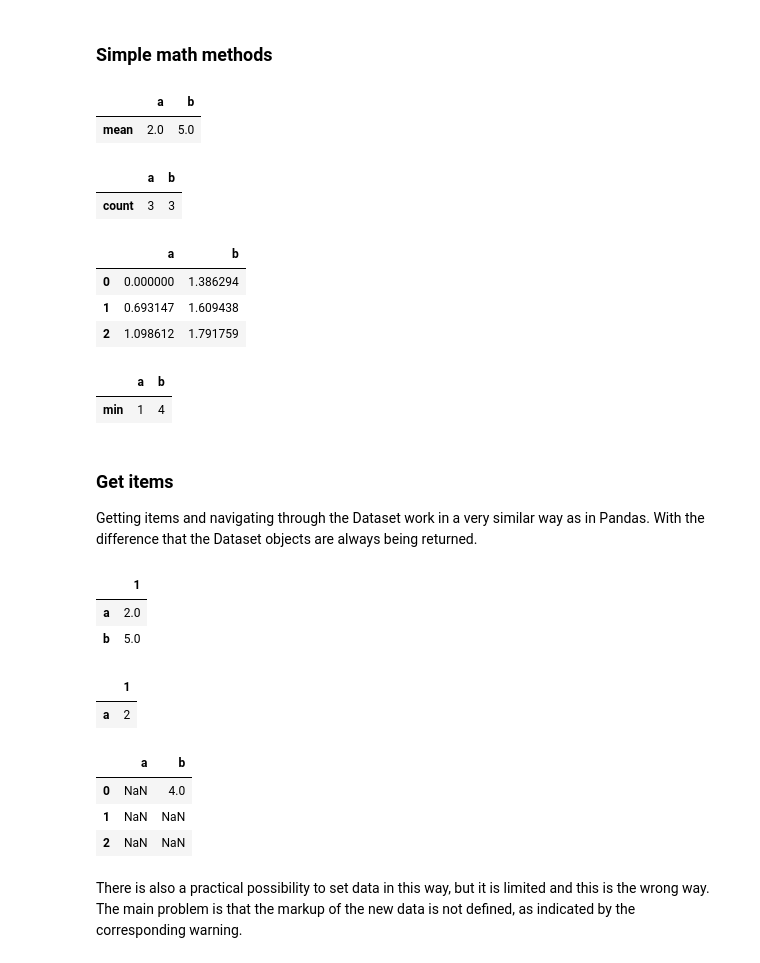
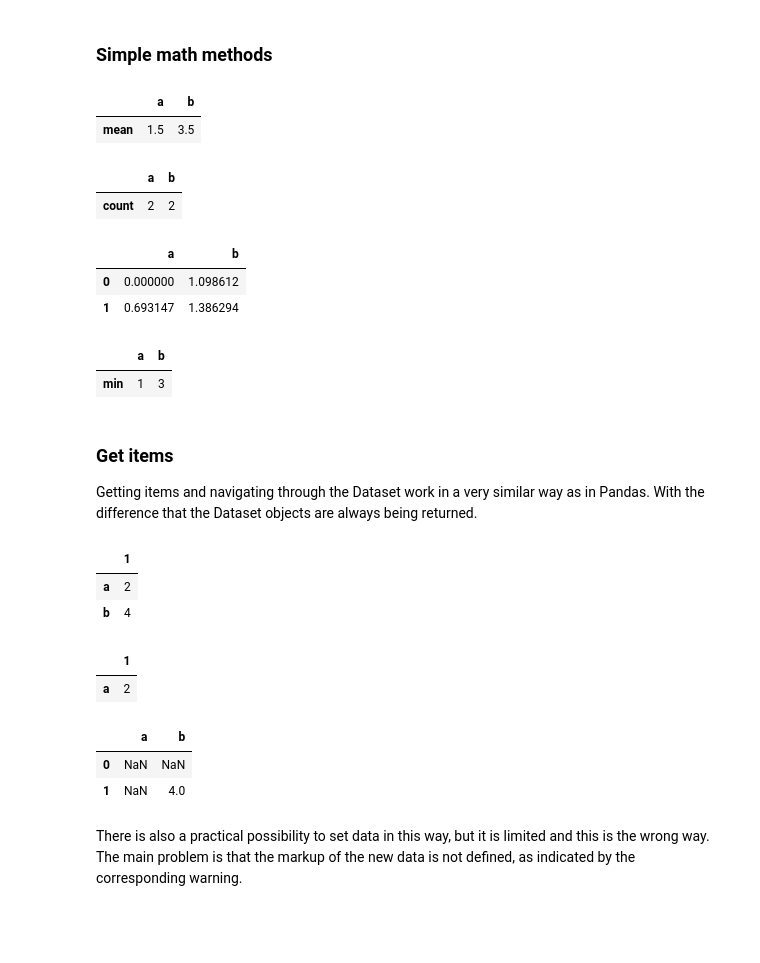
Before and after one commit to sb-ai-lab/HypEx, a Jupyter notebook: DatasetTutorial.ipynb, the cells around one changed output. Drawn from its saved outputs; the diff is of its cells as text; code cells hidden in the pictures; blank space fills up the shorter version.

```diff
--- a/DatasetTutorial.ipynb
+++ b/DatasetTutorial.ipynb
@@ -110,7 +356,7 @@ ds_from_dict
 # %% [markdown]
 Second way:
 # %%
-ds_from_dict = Dataset.from_dict([{'a': 1, 'b': 3}, {'a': 2, 'b': 4}], {'a': TargetRole(), 'b': InfoRole()})
+ds_from_dict = SmallDataset.from_dict([{'a': 1, 'b': 3}, {'a': 2, 'b': 4}], {'a': TargetRole(), 'b': InfoRole()})
 ds_from_dict
 # %% [output]
 |  | a | b |
@@ -157,34 +402,33 @@ ds.roles
 # %% [markdown]
 ### Simple math methods
 # %%
-ds.mean()
+ds_from_dict.mean()
 # %% [output]
 |  | a | b |
-| mean | 2.0 | 5.0 |
+| mean | 1.5 | 3.5 |
 # %%
-ds.count()
+ds_from_dict.count()
 # %% [output]
 |  | a | b |
-| count | 3 | 3 |
+| count | 2 | 2 |
 # %%
-ds.log()
+ds_from_dict.log()
 # %% [output]
 |  | a | b |
-| 0 | 0.000000 | 1.386294 |
-| 1 | 0.693147 | 1.609438 |
-| 2 | 1.098612 | 1.791759 |
+| 0 | 0.000000 | 1.098612 |
+| 1 | 0.693147 | 1.386294 |
 # %%
-ds.min()
+ds_from_dict.min()
 # %% [output]
 |  | a | b |
-| min | 1 | 4 |
+| min | 1 | 3 |
 # %% [markdown]
 ### Get items
 Getting items and navigating through the Dataset work in a very similar way as in Pandas. With the difference that the Dataset objects are always being returned.
 # %%
-ds[1]
+ds_from_dict[1]
 # %% [output]
 |  | 1 |
-| a | 2.0 |
-| b | 5.0 |
+| a | 2 |
+| b | 4 |
 # %%
@@ -193,12 +437,11 @@ ds['a'][1]
 |  | 1 |
 | a | 2 |
 # %%
-ds[ds[['a', 'b']] == 4]
+ds_from_dict[ds_from_dict[['a', 'b']] == 4]
 # %% [output]
 |  | a | b |
-| 0 | NaN | 4.0 |
-| 1 | NaN | NaN |
-| 2 | NaN | NaN |
+| 0 | NaN | NaN |
+| 1 | NaN | 4.0 |
 # %% [markdown]
 There is also a practical possibility to set data in this way, but it is limited and this is the wrong way. The main problem is that the markup of the new data is not defined, as indicated by the corresponding warning.
 # %%
```
Also changed, not shown: parts of 43 cells of this notebook, 11 other files.
